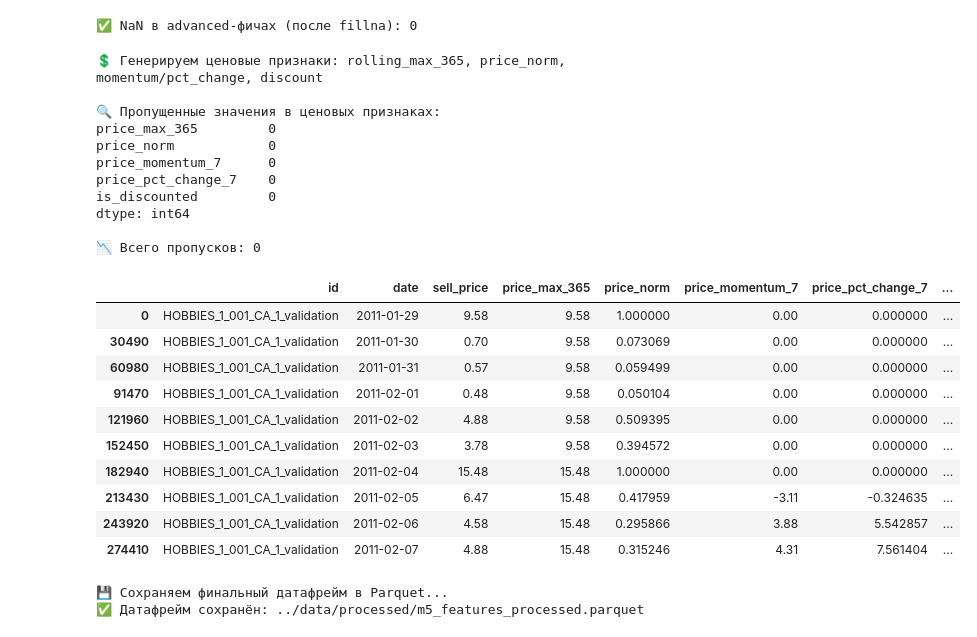
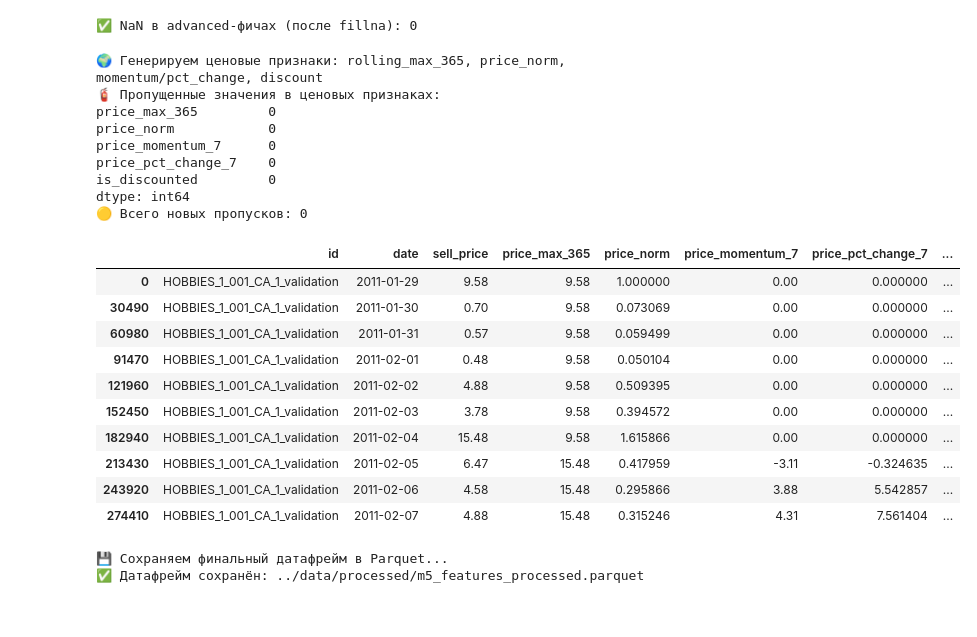
Before and after one commit to DMax-w/price_forecasting, a Jupyter notebook: notebook/01_data_preparation.ipynb, the cells around one changed output. Cells and saved outputs as stored; diff of their text form; code cells hidden in the pictures.

```diff
--- a/notebook/01_data_preparation.ipynb
+++ b/notebook/01_data_preparation.ipynb
@@ -454,77 +454,76 @@ dtype: int64
 | 274410 | HOBBIES_1_001_CA_1_validation | 2011-02-07 | 0 | 0.0 | 0.0 | 0.0 |
 ✅ NaN в advanced-фичах (после fillna): 0
 # %%
-# ----------- Шаг 2.4: Ценовые признаки (обновлённые) -----------
+# ---------------- Шаг 2.4: Ценовые признаки (обновлённые) ----------------
 # 🎯 Цель: сгенерировать признаки, отражающие уровни и динамику цен
+# ✅ Исправлена утечка в price_max_365 и price_norm (теперь без "подглядывания" в будущее)
 
-print("💲 Генерируем ценовые признаки: rolling_max_365, price_norm, momentum/pct_change, discount")
+print("🌍 Генерируем ценовые признаки: rolling_max_365, price_norm, momentum/pct_change, discount")
 
-# 🟩 1. Годовой максимум цены по store_id + item_id
+# 1. Годовой максимум цены — считаем ТОЛЬКО по прошедшим дням (сдвиг на 1 день назад)
 df['price_max_365'] = (
     df.groupby(['store_id', 'item_id'])['sell_price']
-      .rolling(window=365, min_periods=1)
-      .max()
-      .reset_index(level=[0,1], drop=True)
-      .astype('float32')
+    .shift(1)  # 🔐 устраняет утечку: считаем только по предыдущим дням
+    .rolling(window=365, min_periods=1)
+    .max()
+    .astype('float32')
 )
 
-# 🟩 2. Нормированная цена (sell_price / годовой максимум)
+# 1.1 Заполняем первые строки (где shift = NaN) текущей ценой
+mask_na = df['price_max_365'].isna()
+df.loc[mask_na, 'price_max_365'] = df.loc[mask_na, 'sell_price']
+
+# 2. Нормированная цена (sell_price / годовой максимум)
 df['price_norm'] = (df['sell_price'] / df['price_max_365']).astype('float32')
 
-# 🟩 3. Моментум: цена - 7 дней назад
+# 3. Моментум: цена - 7 дней назад
 df['price_momentum_7'] = (
-    df.groupby('id')['sell_price']
-      .transform(lambda x: x - x.shift(7))
-      .astype('float32')
+    df.groupby(['store_id', 'item_id'])['sell_price']
+    .diff(7)
+    .fillna(0)
+    .astype('float32')
 )
 
-# 🟩 4. Относительное изменение цены (процент)
+# 4. Относительное изменение цены (в процентах)
 df['price_pct_change_7'] = (
-    df.groupby('id')['sell_price']
-      .transform(lambda x: x.pct_change(7))
-      .astype('float32')
+    df.groupby(['store_id', 'item_id'])['sell_price']
+    .pct_change(7)
+    .fillna(0)
+    .astype('float32')
 )
 
-# 🟩 5. Индикатор скидки (цена ниже 90% от годового макс.)
+# 5. Индикатор скидки (цена ниже 90% от годового макс.)
 df['is_discounted'] = (df['price_norm'] < 0.9).astype('int8')
-
-# 🧼 6. Заполнение пропусков в momentum/pct_change
-df[['price_momentum_7', 'price_pct_change_7']] = df[['price_momentum_7', 'price_pct_change_7']].fillna(0)
-
-# 🧹 Удалим устаревший price_max (если он остался)
-df.drop(columns=['price_max'], inplace=True, errors='ignore')
 
 # ✅ Проверка пропусков
 price_feats = ['price_max_365', 'price_norm', 'price_momentum_7', 'price_pct_change_7', 'is_discounted']
 missing_price = df[price_feats].isna().sum()
 total_missing_price = missing_price.sum()
 
-print("\n🔍 Пропущенные значения в ценовых признаках:")
+print("🧯 Пропущенные значения в ценовых признаках:")
 print(missing_price)
-print(f"\n📉 Всего пропусков: {total_missing_price}")
+print(f"🟡 Всего новых пропусков: {total_missing_price}")
 
-# 🖼️ Пример
+# 📌 Пример
 display(df[['id', 'date', 'sell_price'] + price_feats].head(10))
 # %% [output]
-💲 Генерируем ценовые признаки: rolling_max_365, price_norm, momentum/pct_change, discount
-
-🔍 Пропущенные значения в ценовых признаках:
+🌍 Генерируем ценовые признаки: rolling_max_365, price_norm, momentum/pct_change, discount
+🧯 Пропущенные значения в ценовых признаках:
 price_max_365         0
 price_norm            0
 price_momentum_7      0
 price_pct_change_7    0
 is_discounted         0
 dtype: int64
-
-📉 Всего пропусков: 0
+🟡 Всего новых пропусков: 0
 |  | id | date | sell_price | price_max_365 | price_norm | price_momentum_7 | price_pct_change_7 | ... |
 | 0 | HOBBIES_1_001_CA_1_validation | 2011-01-29 | 9.58 | 9.58 | 1.000000 | 0.00 | 0.000000 | ... |
 | 30490 | HOBBIES_1_001_CA_1_validation | 2011-01-30 | 0.70 | 9.58 | 0.073069 | 0.00 | 0.000000 | ... |
 | 60980 | HOBBIES_1_001_CA_1_validation | 2011-01-31 | 0.57 | 9.58 | 0.059499 | 0.00 | 0.000000 | ... |
 | 91470 | HOBBIES_1_001_CA_1_validation | 2011-02-01 | 0.48 | 9.58 | 0.050104 | 0.00 | 0.000000 | ... |
 | 121960 | HOBBIES_1_001_CA_1_validation | 2011-02-02 | 4.88 | 9.58 | 0.509395 | 0.00 | 0.000000 | ... |
 | 152450 | HOBBIES_1_001_CA_1_validation | 2011-02-03 | 3.78 | 9.58 | 0.394572 | 0.00 | 0.000000 | ... |
-| 182940 | HOBBIES_1_001_CA_1_validation | 2011-02-04 | 15.48 | 15.48 | 1.000000 | 0.00 | 0.000000 | ... |
+| 182940 | HOBBIES_1_001_CA_1_validation | 2011-02-04 | 15.48 | 9.58 | 1.615866 | 0.00 | 0.000000 | ... |
 | 213430 | HOBBIES_1_001_CA_1_validation | 2011-02-05 | 6.47 | 15.48 | 0.417959 | -3.11 | -0.324635 | ... |
 | 243920 | HOBBIES_1_001_CA_1_validation | 2011-02-06 | 4.58 | 15.48 | 0.295866 | 3.88 | 5.542857 | ... |
 | 274410 | HOBBIES_1_001_CA_1_validation | 2011-02-07 | 4.88 | 15.48 | 0.315246 | 4.31 | 7.561404 | ... |
```
Also changed, not shown: 1 other file.
